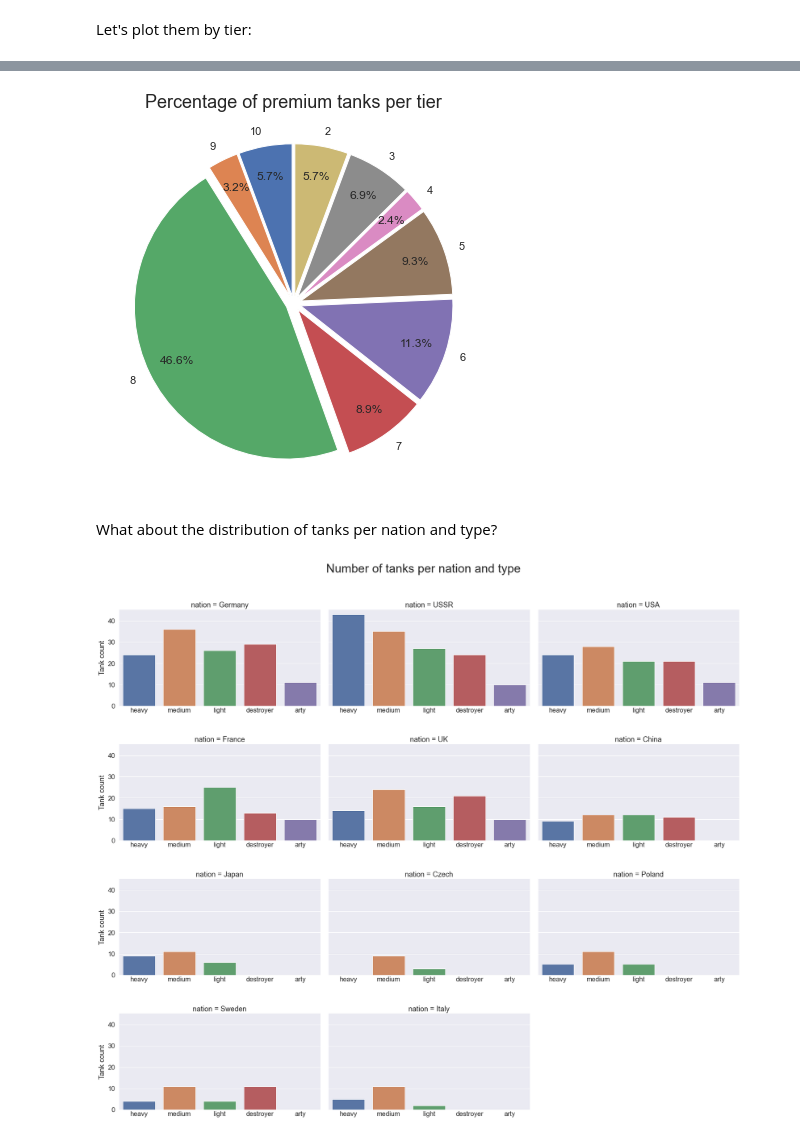
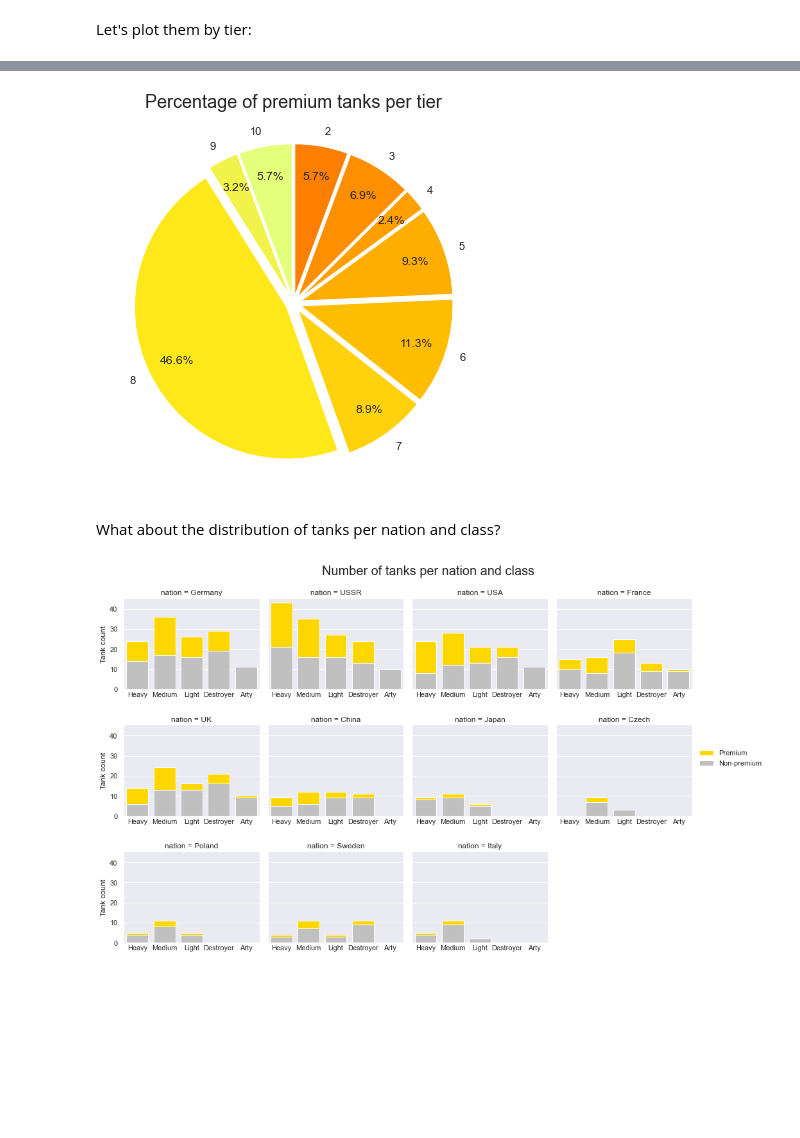
Before and after one commit to GuilleHoardings/wot_tank_data, a Jupyter notebook: 1 General analysis.ipynb, the cells around one changed output, grey strips where cells are left out. Drawn from its saved outputs; the diff is of its cells as text; code cells hidden in the pictures; blank space fills up the shorter version.

Commit message:
Improve graphs and add export to web folder

```diff
--- a/1 General analysis.ipynb
+++ b/1 General analysis.ipynb
@@ -40,6 +41,7 @@ import seaborn as sns
 import matplotlib as mpl
 import matplotlib.pyplot as plt
 from IPython.display import HTML
+from matplotlib import cm
 
 sns.set(rc={
     'figure.figsize':(18,7),
@@ -48,8 +50,8 @@ sns.set(rc={
 
 df = pd.read_csv("wot_data.csv", sep=";")
 
-# Clean up so that tanks are ordered by nation, class and type
-classes = ["heavy", "medium", "light", "destroyer", "arty"]
+# Clean up so that tanks are ordered by nation, tier and class
+classes = ["Heavy", "Medium", "Light", "Destroyer", "Arty"]
 df = df.replace(
     ["heavyTank", "mediumTank", "lightTank", "AT-SPG", "SPG"],
     classes
@@ -166,8 +183,9 @@ There are 438 premium tanks and 247 non-premium tanks.
 # %% [markdown]
 Let's plot them by tier:
 # %%
-premimum_by_tier = premium.groupby(["tier", "is_premium"]).sum().unstack().fillna(0).droplevel(0, axis=1)
-ax = premimum_by_tier.plot.barh(stacked=True, color=['silver', 'gold'], title="Number of tanks per tier")
+premium_by_tier = premium.groupby(["tier", "is_premium"]).sum().unstack().fillna(0).droplevel(0, axis=1)
+
+ax = premium_by_tier.plot.barh(stacked=True, color=['silver', 'gold'], title="Number of tanks per tier")
 for rect in ax.patches:
     height = rect.get_height()
     width = rect.get_width()
@@ -182,5 +200,11 @@ for rect in ax.patches:
     # only plot labels greater than given width
     if width > 0:
         ax.text(label_x, label_y, label_text, ha='center', va='center', fontsize=12)
+
+    if x > 0: # Put the total percentage only over premium tanks
+        label_perc_x = x + width + 4
+        total_perc = (x + width) * 100 / num_tanks
+        ax.text(label_perc_x, label_y, f"{total_perc:.1f}%", ha='center', va='center', fontsize=12)
+
 _ = ax.legend(['Non-premium', 'Premium'])
 # %% [output]
@@ -194,26 +218,40 @@ Things we can see:
 
 - Almost half of premium tanks are in tier 8. This can be seen better in this pie chart:
 # %%
-_ = premimum_by_tier["Premium"].iloc[::-1].iloc[:-1].plot(kind="pie",
+_ = premium_by_tier["Premium"].iloc[::-1].iloc[:-1].plot(kind="pie",
         autopct='%1.1f%%', pctdistance=0.8, startangle=90, explode=[0.05]*9, legend=False,
+        colormap=cm.Wistia,
         title="Percentage of premium tanks per tier").set_ylabel("")
 # %% [output]
-[figure, old version]
+[figure, new version]
 # %% [markdown]
-What about the distribution of tanks per nation and type?
+What about the distribution of tanks per nation and class?
 # %%
-gr_nat_type = gr.groupby(["nation", "class"]).count().rename(columns={'dpm': 'Tank count'})["Tank count"].reset_index()
-with sns.plotting_context("notebook", font_scale=1.5):
-    g = sns.catplot(data=gr_nat_type, x="class", y="Tank count", col="nation", kind="bar", col_wrap=3, col_order=nations,
-                    aspect=1.5)
-    for ax in g.axes.flatten():
-        ax.tick_params(labelbottom=True, axis="x", direction="in")
-        ax.set_xlabel('')
-    plt.subplots_adjust(hspace=0.4)
-    g.fig.subplots_adjust(top=0.9)
-    g.fig.suptitle("Number of tanks per nation and type", size=30)
+gr_nat_type = gr.groupby(["nation", "class", "is_premium"]).count().rename(columns={'dpm': 'Tank count'})["Tank count"].reset_index()
+gr_nat_type.is_premium.replace(True, "Premium", inplace=True)
+gr_nat_type.is_premium.replace(False, "Non-premium", inplace=True)
+
+# Put in the "Premium" column the total of premium and non-premium: it's a hack to simulate stacked bars in sns
+gr_nat_type = gr_nat_type.pivot(index=["is_premium"], columns=["nation", "class"], values="Tank count").T
+gr_nat_type["Total"] = gr_nat_type["Premium"] + gr_nat_type["Non-premium"]
+gr_nat_type.drop("Premium", axis=1, inplace=True)
+gr_nat_type = gr_nat_type.rename(columns={'Total': 'Premium'})
+gr_nat_type = gr_nat_type.stack().to_frame().reset_index().rename(columns={0: 'Tank count'})
+gr_nat_type.sort_values("is_premium", ascending=False, inplace=True) # So that premium is behind non-premium
+
+g = sns.FacetGrid(gr_nat_type, col='nation', hue='is_premium', col_wrap=4, col_order=nations, palette=['gold', 'silver'],
+                 aspect=1.1)
+g = (g.map(sns.barplot, "class", "Tank count", order=classes, saturation=1).add_legend())
+
+for ax in g.axes.flatten():
+    ax.tick_params(labelbottom=True, axis="x", direction="in")
+    ax.set_xlabel('')
+g.legend.set_title(None)
+plt.subplots_adjust(hspace=0.4)
+g.fig.subplots_adjust(top=0.9)
+_ = g.fig.suptitle("Number of tanks per nation and class", size=20)
 # %% [output]
-[figure, old version]
+[figure, new version]
 # %% [markdown]
 There are some apparent patterns:
 
```
Also changed, not shown: parts of 19 cells of this notebook, 1 other file.
